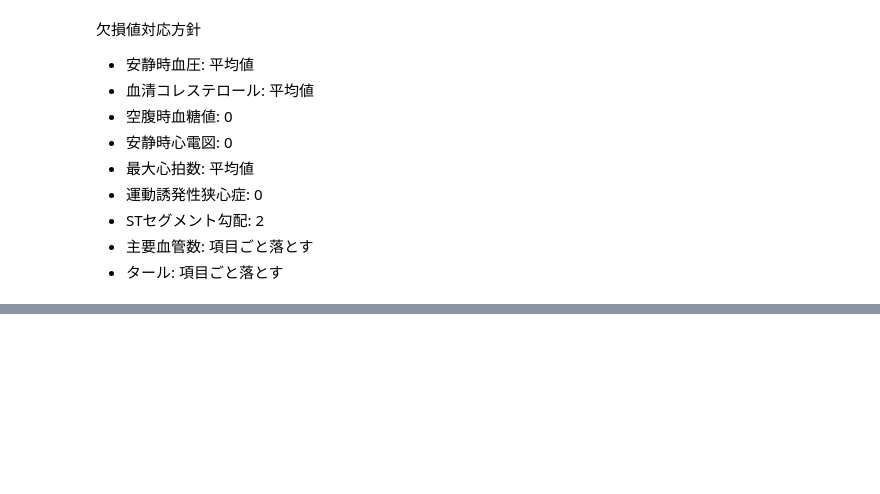
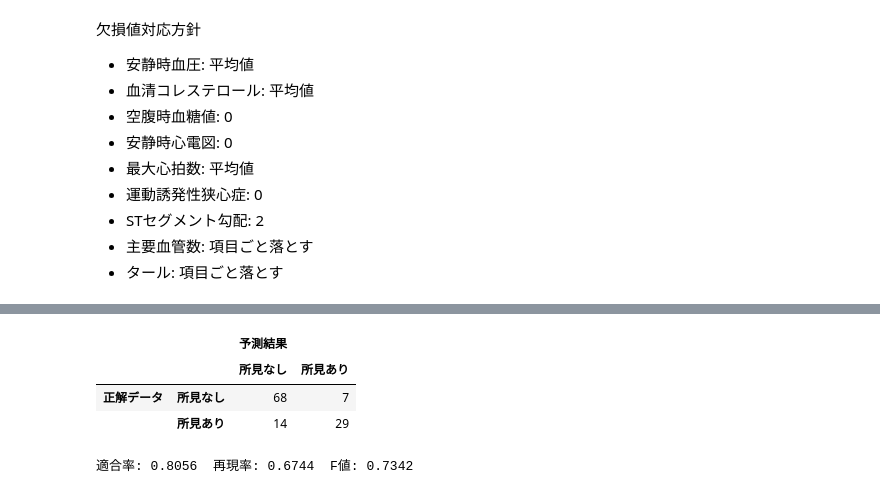
Before and after one commit to ginmaruGH/Creating_Profitable_AI_with_Python_nkbp, a Jupyter notebook: jupyter/addition_case_01_heart_disease.ipynb, the cells around one changed output, grey strips where cells are left out. Saved outputs shown, nothing was run; the diff lists cells and outputs as text; code cells hidden in the pictures; blank space fills up the shorter version.

```diff
--- a/jupyter/addition_case_01_heart_disease.ipynb
+++ b/jupyter/addition_case_01_heart_disease.ipynb
@@ -199,0 +321,23 @@ dtype: int64
+# %%
+# 評価
+
+from sklearn.metrics import precision_recall_fscore_support
+from sklearn.metrics import confusion_matrix
+
+# 混同行列を出力
+df_matrix = make_cm(
+    confusion_matrix(y_test, y_pred), ['所見なし', '所見あり']
+)
+display(df_matrix)
+
+# 適合率、再現率、F値を計算
+precision, recall, fscore, _ = precision_recall_fscore_support(
+    y_test, y_pred, average='binary'
+)
+print(f'適合率: {precision:.4f}  再現率: {recall:.4f}  F値: {fscore:.4f}')
+# %% [output]
+|  |  | 予測結果 |  |
+|  |  | 所見なし | 所見あり |
+| 正解データ | 所見なし | 68 | 7 |
+|  | 所見あり | 14 | 29 |
+適合率: 0.8056  再現率: 0.6744  F値: 0.7342
```
Also changed, not shown: parts of 18 cells of this notebook.
